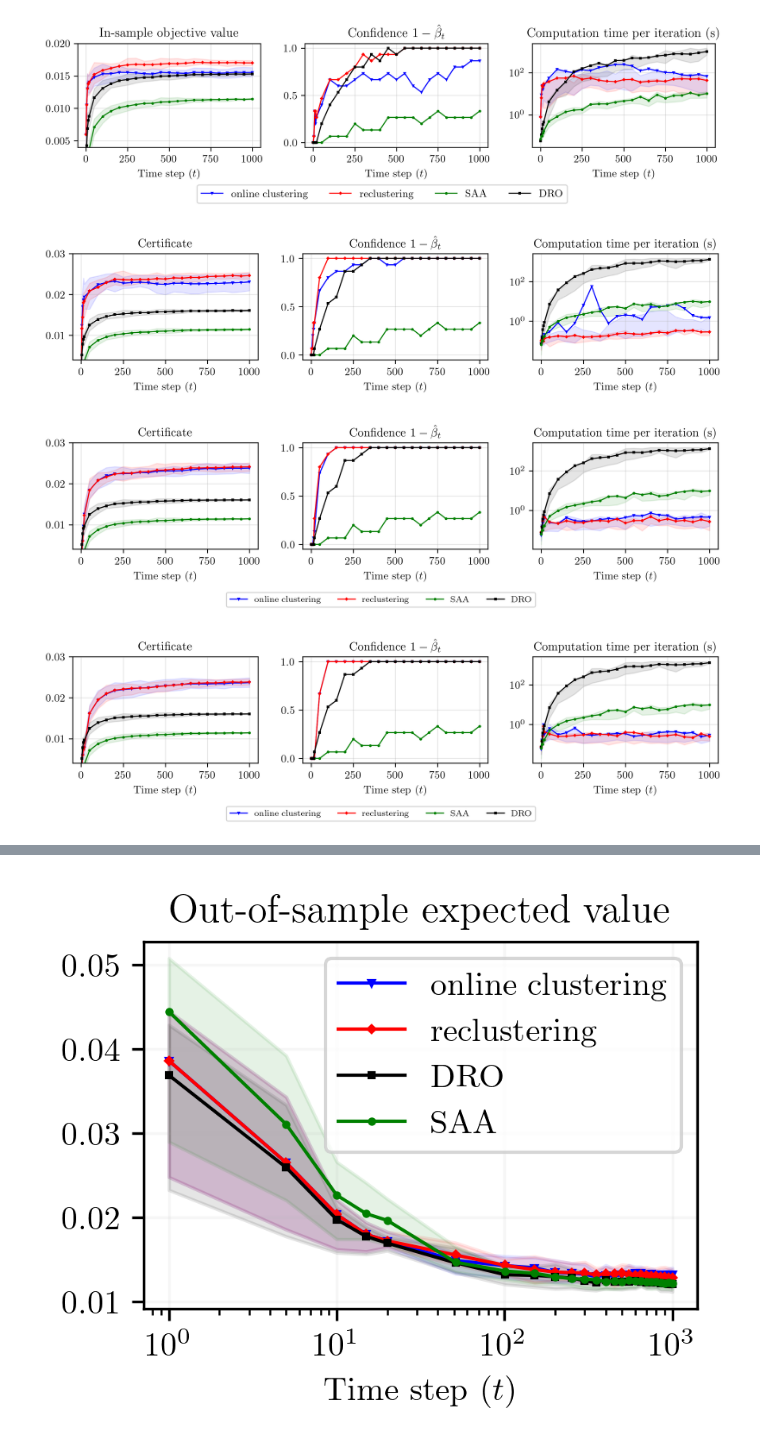
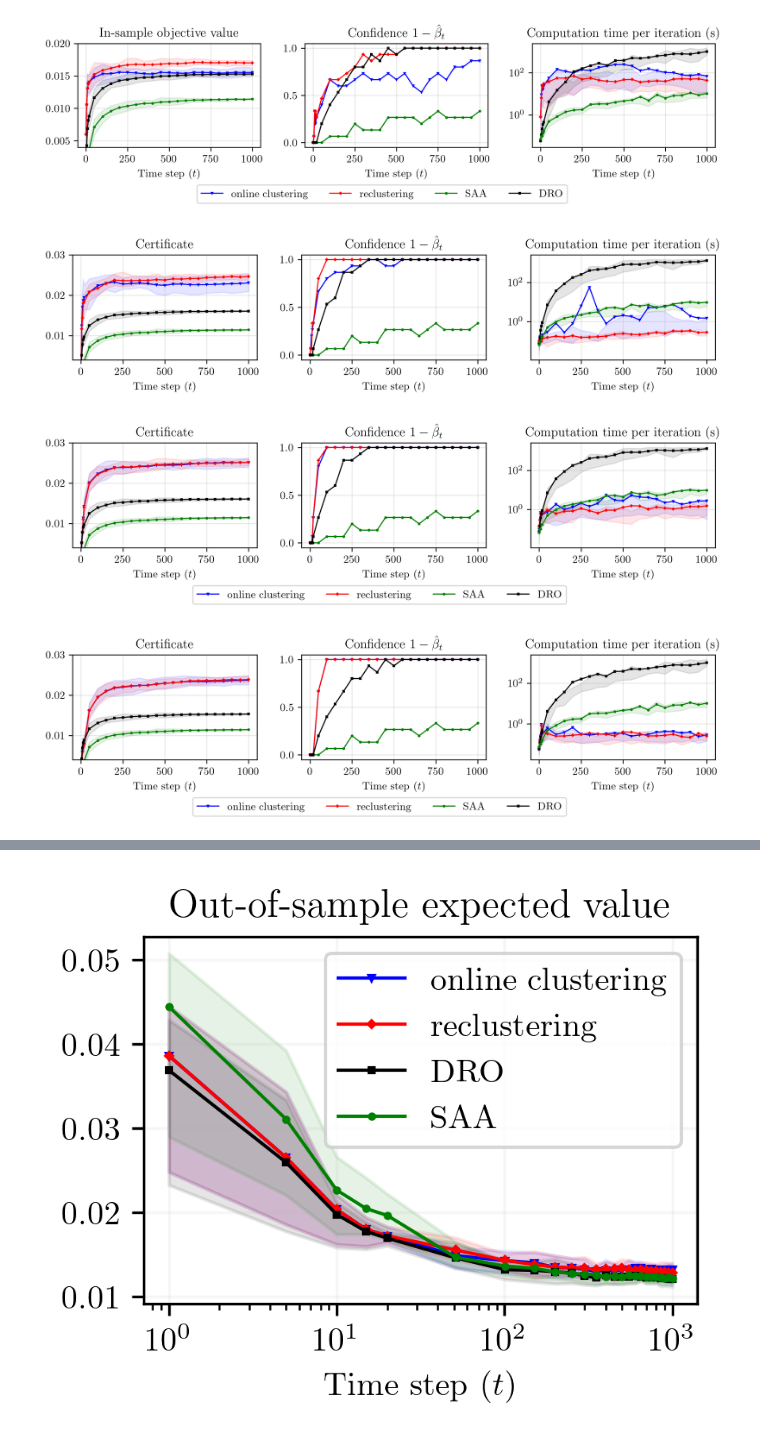
Before and after one commit to stellatogrp/online_mro, a Jupyter notebook: portfolio/analysis/plots/plots_1000.ipynb, the cells around one changed output, grey strips where cells are left out. Cells and saved outputs as stored; diff of their text form; code cells hidden in the pictures.

```diff
--- a/portfolio/analysis/plots/plots_1000.ipynb
+++ b/portfolio/analysis/plots/plots_1000.ipynb
@@ -537,13 +537,13 @@ plot_eval_all(df,quantiles,df[0],quantiles[0],j=(0,0,3),K=15,q=(25,75),ylim=[0.0
 # %%
 K = 15
 plot_certificates(df,quantiles,df[0],quantiles[0],j=(4,4,2),K=5,q=(25,75),ylim=[0.004,0.03],legend = False,val2=2.3,end_ind=49)
 
-plot_certificates(df,quantiles,df[0],quantiles[0],j=(4,4,2),K=15,q=(25,75),ylim=[0.004,0.03],legend = True,val2=2.3, end_ind=49)
+plot_certificates(df,quantiles,df[0],quantiles[0],j=(3,3,2),K=15,q=(25,75),ylim=[0.004,0.03],legend = True,val2=2.3, end_ind=49)
 
 
-plot_certificates(df,quantiles,df[0],quantiles[0],j=(4,4,2),K=25,q=(25,75),ylim=[0.004,0.03],legend = True,val2=2.3, end_ind=49)
+plot_certificates(df,quantiles,df[0],quantiles[0],j=(4,4,3),K=25,q=(25,75),ylim=[0.004,0.03],legend = True,val2=2.3, end_ind=49)
 # %% [output]
-[figure, old version]
+[figure, new version]
-[figure, old version]
+[figure, new version]
-[figure, old version]
+[figure, new version]
 # %%
```
Also changed, not shown: parts of 1 cell of this notebook, 39 other files.
